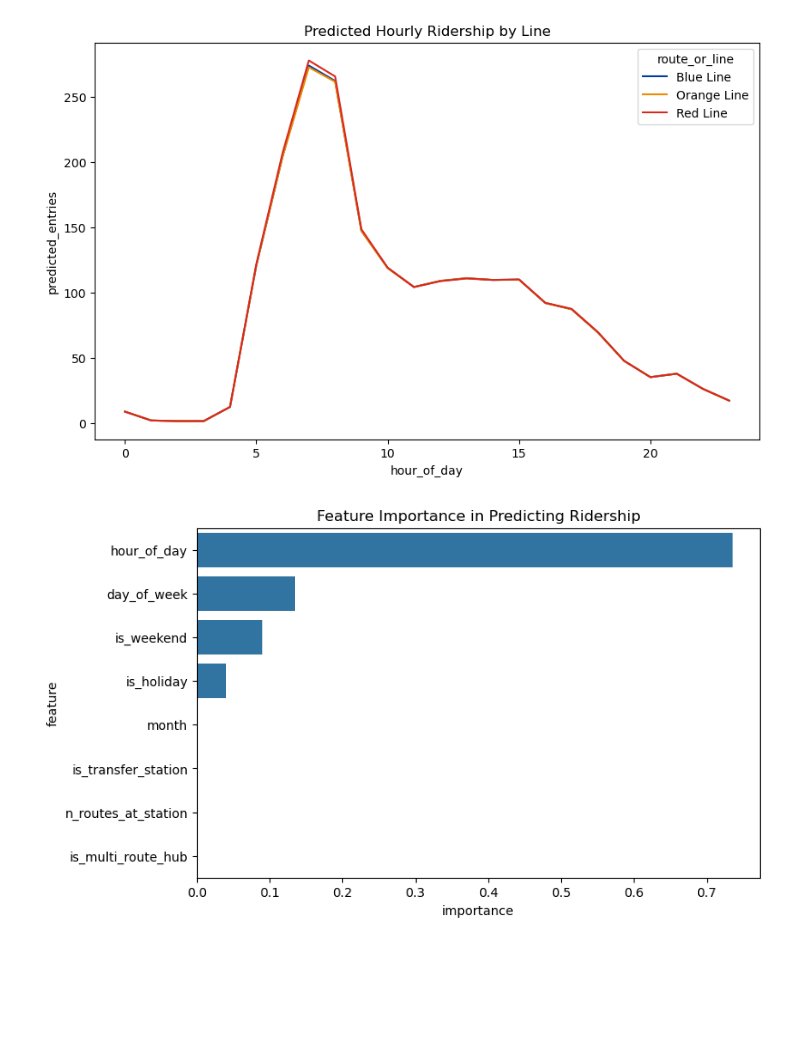
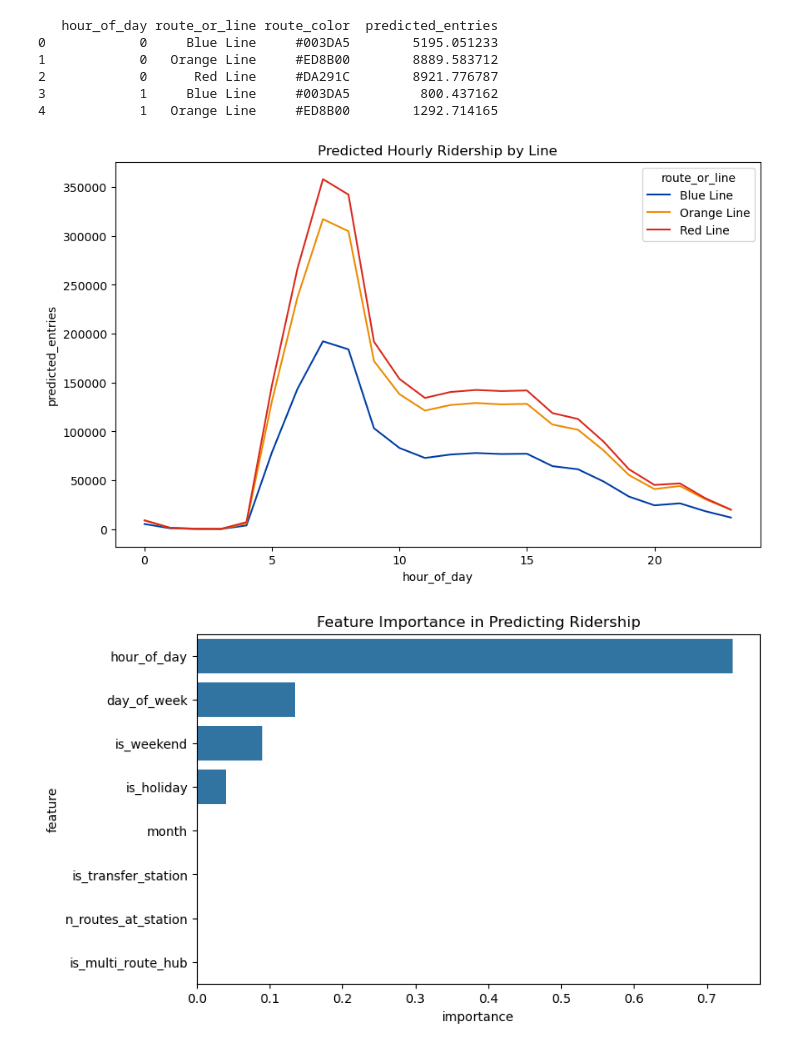
Before and after one commit to dingzhen2248-byte/final-project, a Jupyter notebook: function/main_func.ipynb, the cells around one changed output. Cells and saved outputs as stored; diff of their text form; code cells hidden in the pictures; blank space fills up the shorter version.

Commit message:
predict the route hub by using individual model

```diff
--- a/function/main_func.ipynb
+++ b/function/main_func.ipynb
@@ -70,23 +40,32 @@ Station Name: Assembly - R²: 0.866
 # %%
 import numpy as np
 import pandas as pd
+# Visualize predicted ridership patterns across all routes/lines
 plt.figure(figsize=(10,6))
-pic_data = pre_data.groupby(['time', 'route_or_line','route_color'])['gated_entries'].sum().reset_index()
-sns.lineplot(x='hour_of_day', y='predicted_entries', hue='route_or_line', palette=pic_data.set_index('route_or_line')['route_color'].to_dict(), data=line_trends)
+pre_data['predicted_entries'] = model.predict(pre_data[['hour_of_day', 'day_of_week', 'month', 'is_weekend', 'is_holiday','is_transfer_station','n_routes_at_station','is_multi_route_hub']])
+pic_data = pre_data.groupby(['hour_of_day', 'route_or_line','route_color'])['predicted_entries'].sum().reset_index()
+print(pic_data.head())
+sns.lineplot(x='hour_of_day', y='predicted_entries', hue='route_or_line', palette=pic_data.set_index('route_or_line')['route_color'].to_dict(), data=pic_data)
 plt.title('Predicted Hourly Ridership by Line')
 plt.show()
 
-
+# Feature importance analysis
 importance = model.feature_importances_
 feature_importance = pd.DataFrame({
     'feature': X_train.columns,
     'importance': importance
 }).sort_values(by='importance', ascending=False)
-
+# Plot feature importance
 plt.figure(figsize=(8,5))
 sns.barplot(x='importance', y='feature', data=feature_importance)
 plt.title('Feature Importance in Predicting Ridership')
 plt.show()
 # %% [output]
+   hour_of_day route_or_line route_color  predicted_entries
+0            0     Blue Line     #003DA5        5195.051233
+1            0   Orange Line     #ED8B00        8889.583712
+2            0      Red Line     #DA291C        8921.776787
+3            1     Blue Line     #003DA5         800.437162
+4            1   Orange Line     #ED8B00        1292.714165
-[figure, old version]
+[figure, new version]
 [figure]
```
Also changed, not shown: parts of 2 cells of this notebook, 1 other file.
